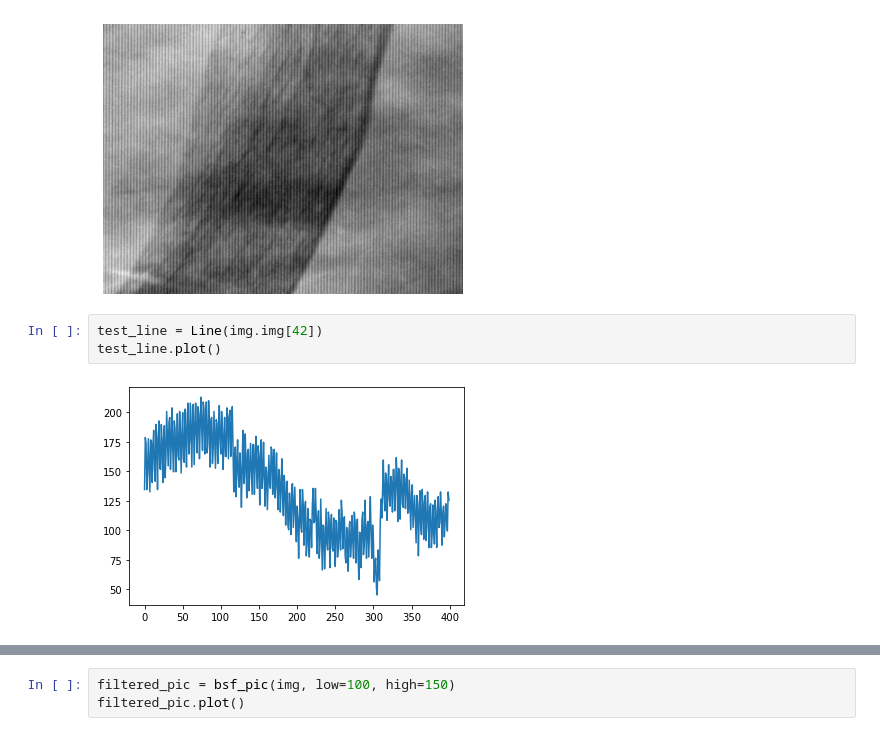
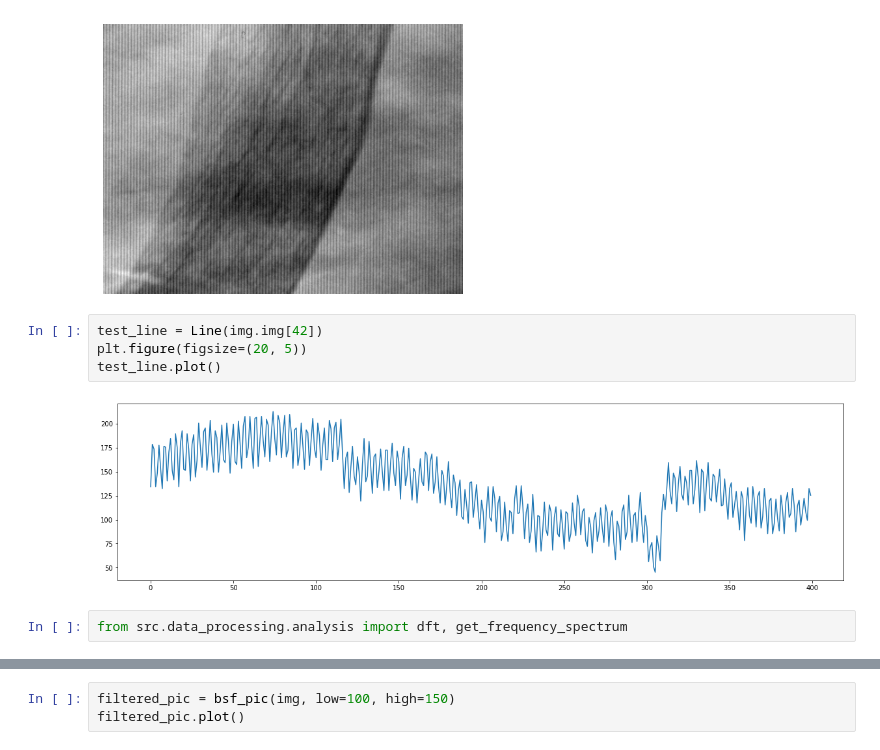
Before and after one commit to Oborichkin/data-processing, a Jupyter notebook: notebooks/xray.ipynb, the cells around one changed output, grey strips where cells are left out. Drawn from its saved outputs; the diff is of its cells as text.

```diff
--- a/notebooks/xray.ipynb
+++ b/notebooks/xray.ipynb
@@ -15,6 +15,9 @@ img.plot()
 [figure]
 # %%
 test_line = Line(img.img[42])
+plt.figure(figsize=(20, 5))
 test_line.plot()
 # %% [output]
-[figure, old version]
+[figure, new version]
+# %%
+from src.data_processing.analysis import dft, get_frequency_spectrum
```
Also changed, not shown: parts of 3 cells of this notebook, 5 other files.
